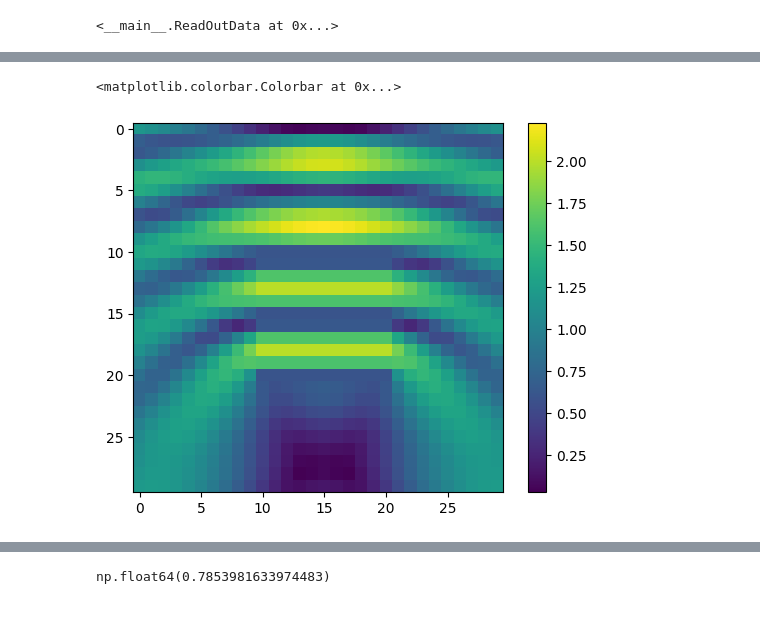
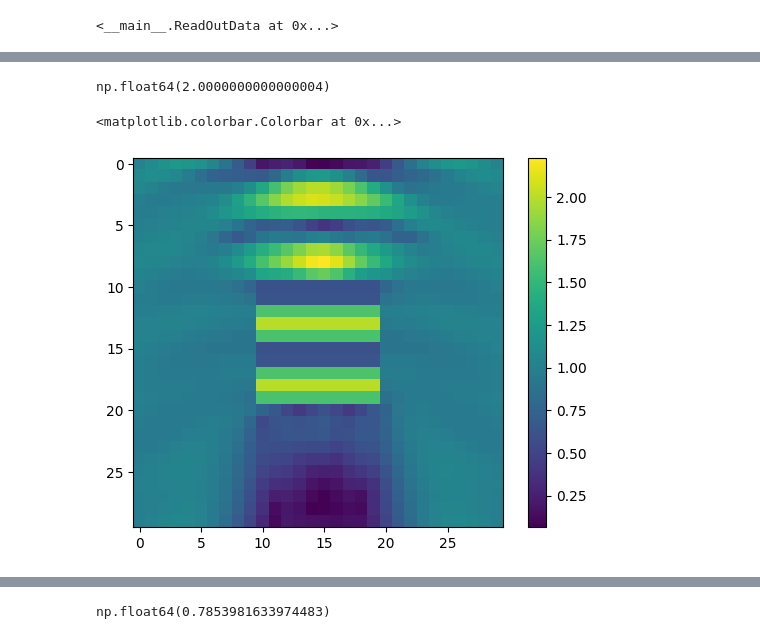
Before and after one commit to shiro-github-python/OpenFDTD_read_ofdFile, a Jupyter notebook: readOutputData.ipynb, the cells around one changed output, grey strips where cells are left out. Saved outputs shown, nothing was run; the diff lists cells and outputs as text; code cells hidden in the pictures.

```diff
--- a/readOutputData.ipynb
+++ b/readOutputData.ipynb
@@ -628,35 +635,41 @@ def calculate_electric_field_intensity(Ex, Ey, Ez):
 
     # Calculate the squared magnitude of each complex component
     # np.abs(x)**2 is equivalent to x * np.conj(x)
-    mag_sq = np.abs(Ex)**2 + np.abs(Ey)**2 + np.abs(Ez)**2
+#    mag_sq = np.abs(Ex)**2 + np.abs(Ey)**2 + np.abs(Ez)**2
+    mag_sq = (Ex)**2 + (Ey)**2 + (Ez)**2
 
     # Take the square root to get the field intensity
     intensity = np.sqrt(mag_sq)
 
     return intensity
+# %%
+np.abs(complex(1,1))**2
+# %% [output]
+np.float64(2.0000000000000004)
 # %%
 # 1. Define complex electric field component arrays (Ex, Ey, Ez)
 # Example: 1D arrays representing points in space or time
 #ex = np.array([1.0 + 1.0j, 0.0 + 2.0j, 3.0 - 1.0j])
 #ey = np.array([0.5 - 0.5j, 1.0 + 0.0j, 0.0 + 2.0j])
 #ez = np.array([0.0 + 0.0j, 0.0 + 1.0j, 1.0 + 1.0j])
 
 # Execute the calculation
-e_intensity = calculate_electric_field_intensity(Ex_yx, Ey_yx, Ez_yx)
+e_intensity = calculate_electric_field_intensity(Ex_zx, Ey_zx, Ez_zx)
 
 # Output results
 #print("--- Complex Field Components ---")
 #print(f"Ex: {3ex}")
 #print(f"Ey: {ey}")
 #print(f"Ez: {ez}")
-#print("\n--- Calculated Intensity ---")
+#print("\n--- Calculated Intensity ---")    mag_sq = np.abs(Ex)**2 + np.abs(Ey)**2 + np.abs(Ez)**2
+
 #print(f"Field Magnitude |E|: {e_intensity}")
 
-plt.imshow(e_intensity)
+plt.imshow(np.abs(e_intensity))
 plt.colorbar()
 # %% [output]
 <matplotlib.colorbar.Colorbar at 0x...>
-[figure, old version]
+[figure, new version]
 # %%
 plt.imshow(np.abs(Ez_zy)**2)
 plt.colorbar()
```
Also changed, not shown: parts of 10 cells of this notebook.
